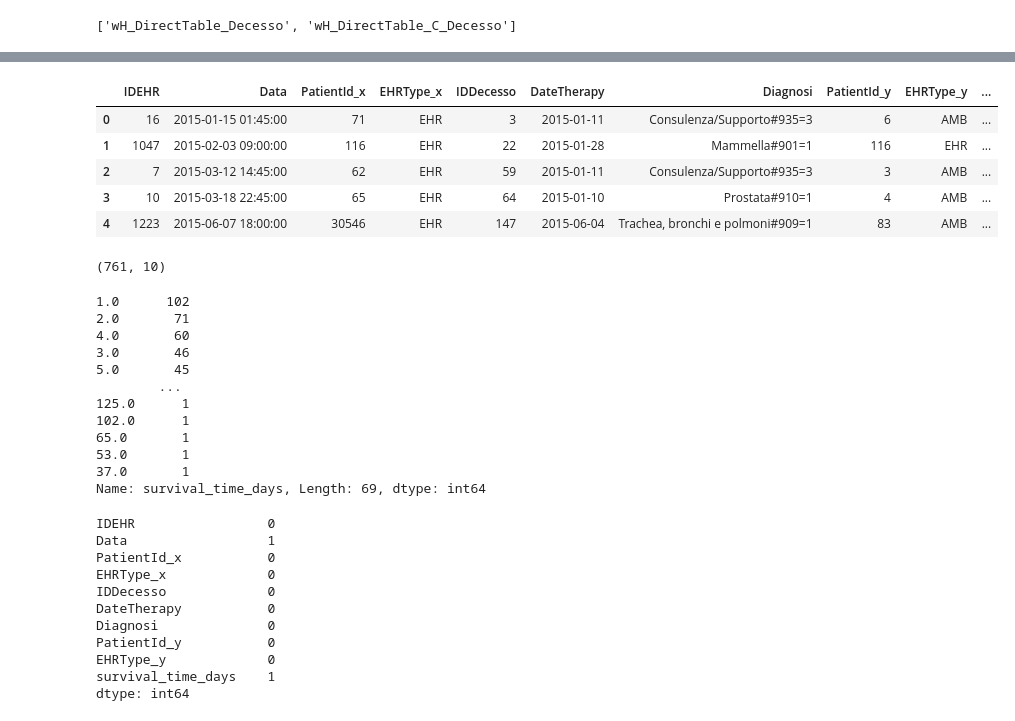
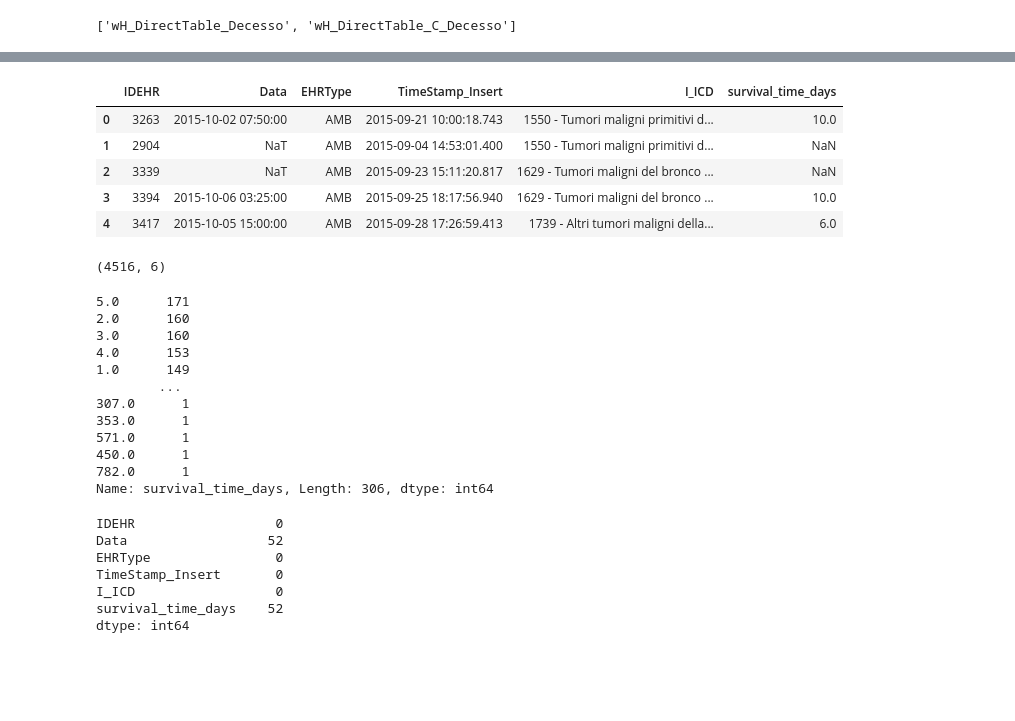
Before and after one commit to ryflect/cs692r-hospice, a Jupyter notebook: Referral Analysis.ipynb, the cells around one changed output, grey strips where cells are left out. Drawn from its saved outputs; the diff is of its cells as text; code cells hidden in the pictures; blank space fills up the shorter version.

```diff
--- a/Referral Analysis.ipynb
+++ b/Referral Analysis.ipynb
@@ -28,7 +45,7 @@ get_file_names(['IDEHR', 'Diagnosi'], df_ref)
 # %%
 # data frame with deathID
 df_death = pd.read_csv('./vidas_data/wH_DirectTable_Decesso.csv', parse_dates=['Data'])
-df_death = df_death[['IDEHR', 'Data', 'PatientId', 'EHRType', 'IDDecesso']]
+df_death = df_death[['IDEHR', 'Data', 'EHRType']].drop_duplicates(subset=['IDEHR'], keep='first')
 print(df_death.shape)
 df_death.head()
 # %% [output]
@@ -51,9 +66,9 @@ IDDecesso     0
 dtype: int64
 # %%
 # data frame with start of hospitalization
-df_soh = pd.read_csv('./vidas_data/wH_Therapy_JCM_Therapy.csv', parse_dates=['DateTherapy'])
+df_soh = pd.read_csv('./vidas_data/wH_DigitalSign_DigSigDoc.csv', parse_dates=['TimeStamp_Insert'])
 print(df_soh.shape)
-df_soh = df_soh[['IDEHR', 'DateTherapy']].drop_duplicates(subset=['IDEHR'], keep='first')
+df_soh = df_soh[['IDEHR', 'EHRType', 'TimeStamp_Insert']].drop_duplicates(subset=['IDEHR'], keep='first')
 print(df_soh.shape)
 df_soh.head()
 # %% [output]
@@ -74,8 +90,8 @@ DateTherapy    0
 dtype: int64
 # %%
 # data frame with diagnosis
-df_diag = pd.read_csv('./vidas_data/wH_DirectTable_Informazioni_SS.csv')
-df_diag = df_diag[['IDEHR', 'Diagnosi', 'PatientId', 'EHRType']]
+df_diag = pd.read_csv('./vidas_data/wH_DirectTable_DIAGNOSI_ICD.csv')
+df_diag = df_diag[['IDEHR', 'I_ICD', 'EHRType']].drop_duplicates(subset=['IDEHR'], keep='first')
 print(df_diag.shape)
 df_diag.head()
 # %% [output]
@@ -130,4 +126,4 @@ Name: Diagnosi, dtype: int64
 # do the merge
 from functools import reduce
 dfs = [df_death, df_soh, df_diag]
-df_referral = reduce(lambda left, right: pd.merge(left, right, on='IDEHR'), dfs)
+df_referral = reduce(lambda left, right: pd.merge(left, right, on=['IDEHR', 'EHRType']), dfs)
@@ -151,45 +146,41 @@ df_referral
 # %%
 # get the survival time (in days) for each patient
-df_referral['survival_time_days'] = pd.to_timedelta(df_referral['Data'] - df_referral['DateTherapy']).dt.days
+df_referral['survival_time_days'] = pd.to_timedelta(df_referral['Data'] - df_referral['TimeStamp_Insert']).dt.days
 df_referral.head()
 # %% [output]
-|  | IDEHR | Data | PatientId_x | EHRType_x | IDDecesso | DateTherapy | Diagnosi | PatientId_y | EHRType_y | ... |
-| 0 | 16 | 2015-01-15 01:45:00 | 71 | EHR | 3 | 2015-01-11 | Consulenza/Supporto#935=3 | 6 | AMB | ... |
-| 1 | 1047 | 2015-02-03 09:00:00 | 116 | EHR | 22 | 2015-01-28 | Mammella#901=1 | 116 | EHR | ... |
-| 2 | 7 | 2015-03-12 14:45:00 | 62 | EHR | 59 | 2015-01-11 | Consulenza/Supporto#935=3 | 3 | AMB | ... |
-| 3 | 10 | 2015-03-18 22:45:00 | 65 | EHR | 64 | 2015-01-10 | Prostata#910=1 | 4 | AMB | ... |
-| 4 | 1223 | 2015-06-07 18:00:00 | 30546 | EHR | 147 | 2015-06-04 | Trachea, bronchi e polmoni#909=1 | 83 | AMB | ... |
+|  | IDEHR | Data | EHRType | TimeStamp_Insert | I_ICD | survival_time_days |
+| 0 | 3263 | 2015-10-02 07:50:00 | AMB | 2015-09-21 10:00:18.743 | 1550 - Tumori maligni primitivi d... | 10.0 |
+| 1 | 2904 | NaT | AMB | 2015-09-04 14:53:01.400 | 1550 - Tumori maligni primitivi d... | NaN |
+| 2 | 3339 | NaT | AMB | 2015-09-23 15:11:20.817 | 1629 - Tumori maligni del bronco ... | NaN |
+| 3 | 3394 | 2015-10-06 03:25:00 | AMB | 2015-09-25 18:17:56.940 | 1629 - Tumori maligni del bronco ... | 10.0 |
+| 4 | 3417 | 2015-10-05 15:00:00 | AMB | 2015-09-28 17:26:59.413 | 1739 - Altri tumori maligni della... | 6.0 |
 # %%
 print(df_referral.shape)
 df_referral.survival_time_days.value_counts()
 # %% [output]
-(761, 10)
+(4516, 6)
-1.0      102
-2.0       71
-4.0       60
-3.0       46
-5.0       45
+5.0      171
+2.0      160
+3.0      160
+4.0      153
+1.0      149
         ...
-125.0      1
-102.0      1
-65.0       1
-53.0       1
-37.0       1
-Name: survival_time_days, Length: 69, dtype: int64
+307.0      1
+353.0      1
+571.0      1
+450.0      1
+782.0      1
+Name: survival_time_days, Length: 306, dtype: int64
 # %%
 print(df_referral.isna().sum())
 df_referral = df_referral.dropna()
 # %% [output]
-IDEHR                 0
-Data                  1
-PatientId_x           0
-EHRType_x             0
-IDDecesso             0
-DateTherapy           0
-Diagnosi              0
-PatientId_y           0
-EHRType_y             0
-survival_time_days    1
+IDEHR                  0
+Data                  52
+EHRType                0
+TimeStamp_Insert       0
+I_ICD                  0
+survival_time_days    52
 dtype: int64
 # %%
 # translate the diagnosis to English
```
Also changed, not shown: parts of 26 cells of this notebook.
